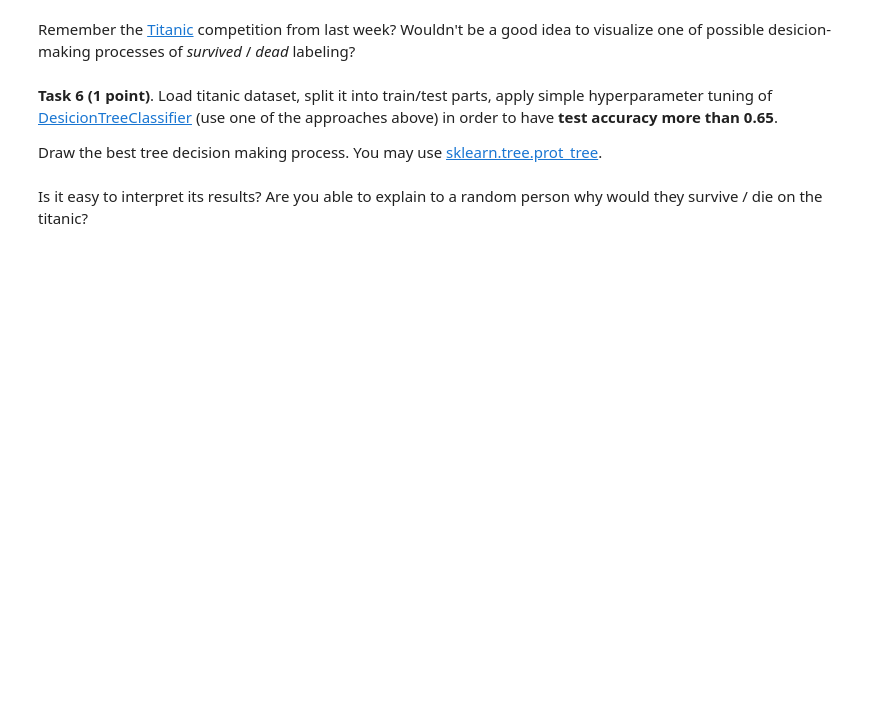
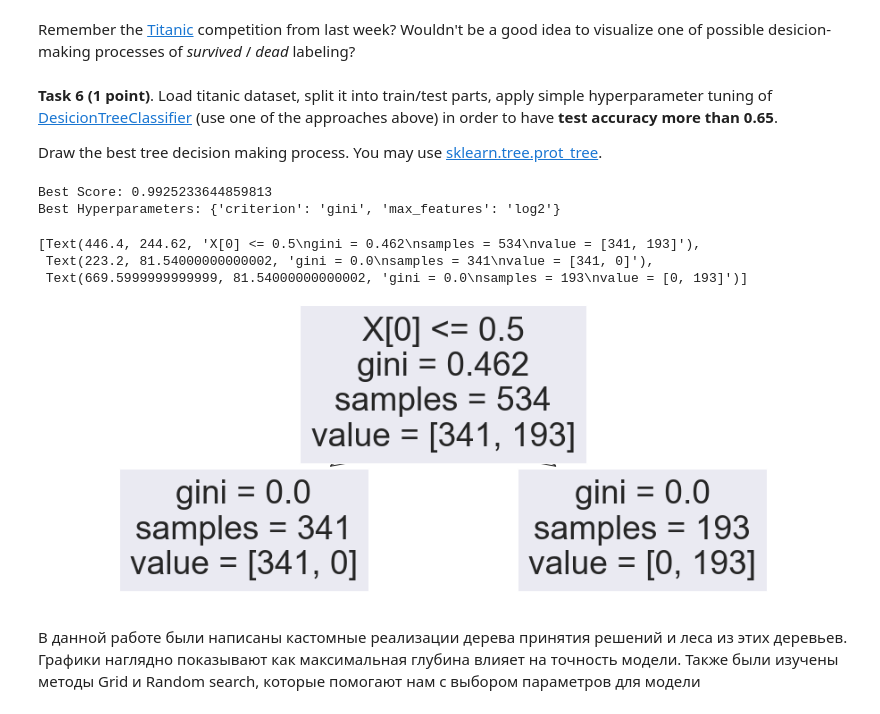
Before and after one commit to DimaValetsky/ml-intro, a Jupyter notebook: 7_trees_and_ensembles/rf_classifier.ipynb, the cells around one changed output. Drawn from its saved outputs; the diff is of its cells as text; code cells hidden in the pictures; blank space fills up the shorter version.

Commit message:
titanic task done

```diff
--- a/7_trees_and_ensembles/rf_classifier.ipynb
+++ b/7_trees_and_ensembles/rf_classifier.ipynb
@@ -640,2 +636,37 @@ from sklearn.tree import DecisionTreeClassifier
-# %% [markdown]
-Is it easy to interpret its results? Are you able to explain to a random person why would they survive / die on the titanic?
+# %%
+from sklearn.tree import DecisionTreeClassifier
+from sklearn.model_selection import RepeatedStratifiedKFold
+PATH = ''
+data = pd.read_csv(PATH+'train_rf.csv').set_index('PassengerId')
+# %%
+data = data.drop(["Embarked", "Cabin", "Ticket","Sex", "Name"], axis=1)
+data = data.fillna(0)
+y = data['Survived']
+X_train, X_test, y_train, y_test = train_test_split(data,y, test_size=0.4, random_state=2020)
+model = DecisionTreeClassifier()
+cv = RepeatedStratifiedKFold(n_splits=5, n_repeats=3, random_state=1)
+space = dict()
+space['criterion'] = ["gini", "entropy"]
+space['max_features'] = ["auto","sqrt", "log2"]
+search = GridSearchCV(model, space, scoring='accuracy', n_jobs=-1, cv=cv)
+y = y.astype ('float64')
+lab_enc = preprocessing.LabelEncoder()
+y = lab_enc.fit_transform(y)
+result = search.fit(X_train, y_train)
+print('Best Score: %s' % result.best_score_)
+print('Best Hyperparameters: %s' % result.best_params_)
+# %% [output]
+Best Score: 0.9925233644859813
+Best Hyperparameters: {'criterion': 'gini', 'max_features': 'log2'}
+# %%
+from sklearn import tree
+model = DecisionTreeClassifier(criterion = 'gini', max_features = 'log2')
+model.fit(X_train, y_train)
+tree.plot_tree(model)
+# %% [output]
+[Text(446.4, 244.62, 'X[0] <= 0.5\ngini = 0.462\nsamples = 534\nvalue = [341, 193]'),
+ Text(223.2, 81.54000000000002, 'gini = 0.0\nsamples = 341\nvalue = [341, 0]'),
+ Text(669.5999999999999, 81.54000000000002, 'gini = 0.0\nsamples = 193\nvalue = [0, 193]')]
+[figure, added]
+# %% [markdown]
+В данной работе были написаны кастомные реализации дерева принятия решений и леса из этих деревьев. Графики наглядно показывают как максимальная глубина влияет на точность модели. Также были изучены методы Grid и Random search, которые помогают нам с выбором параметров для модели
```
Also changed, not shown: parts of 8 cells of this notebook.
